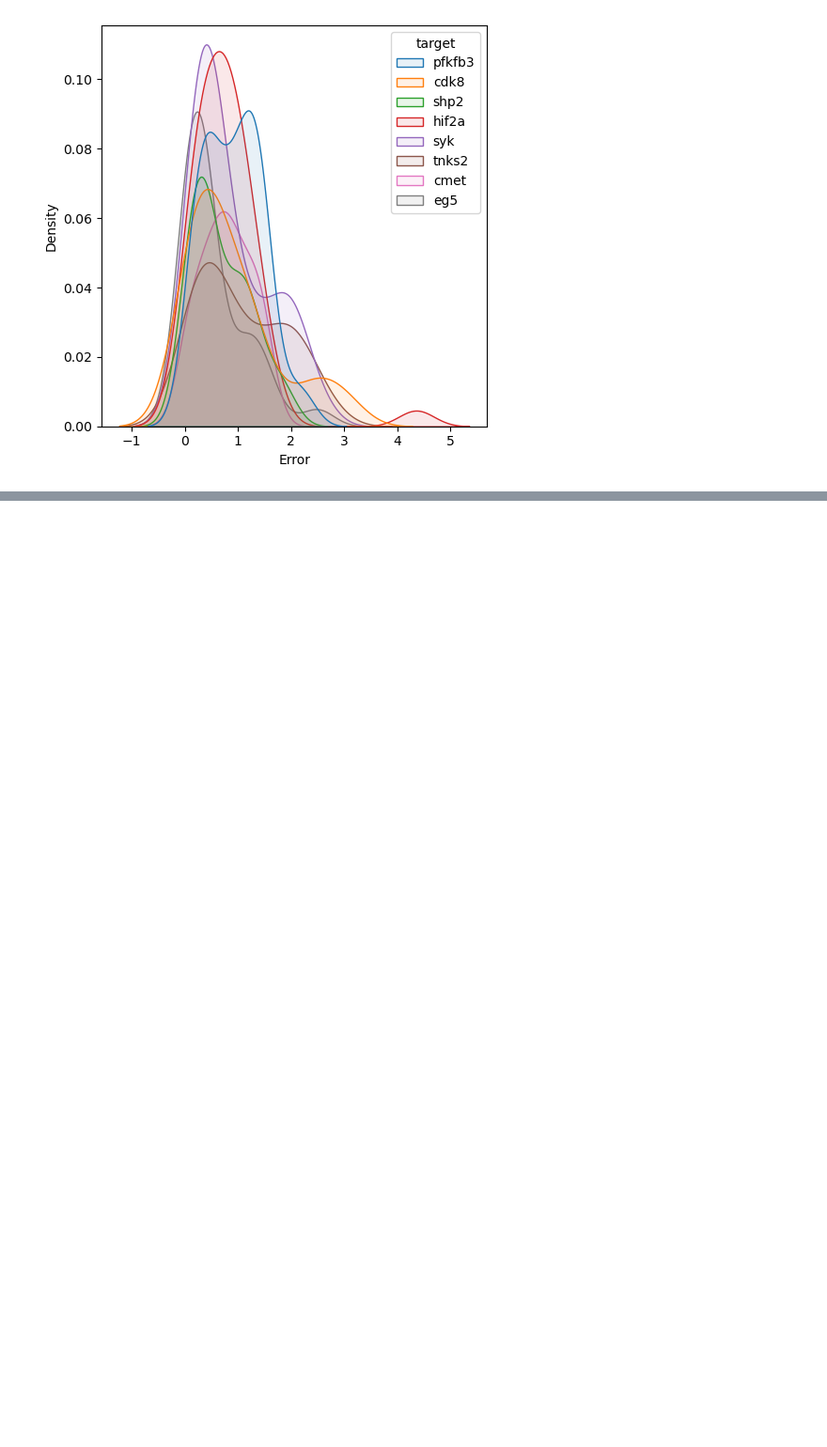
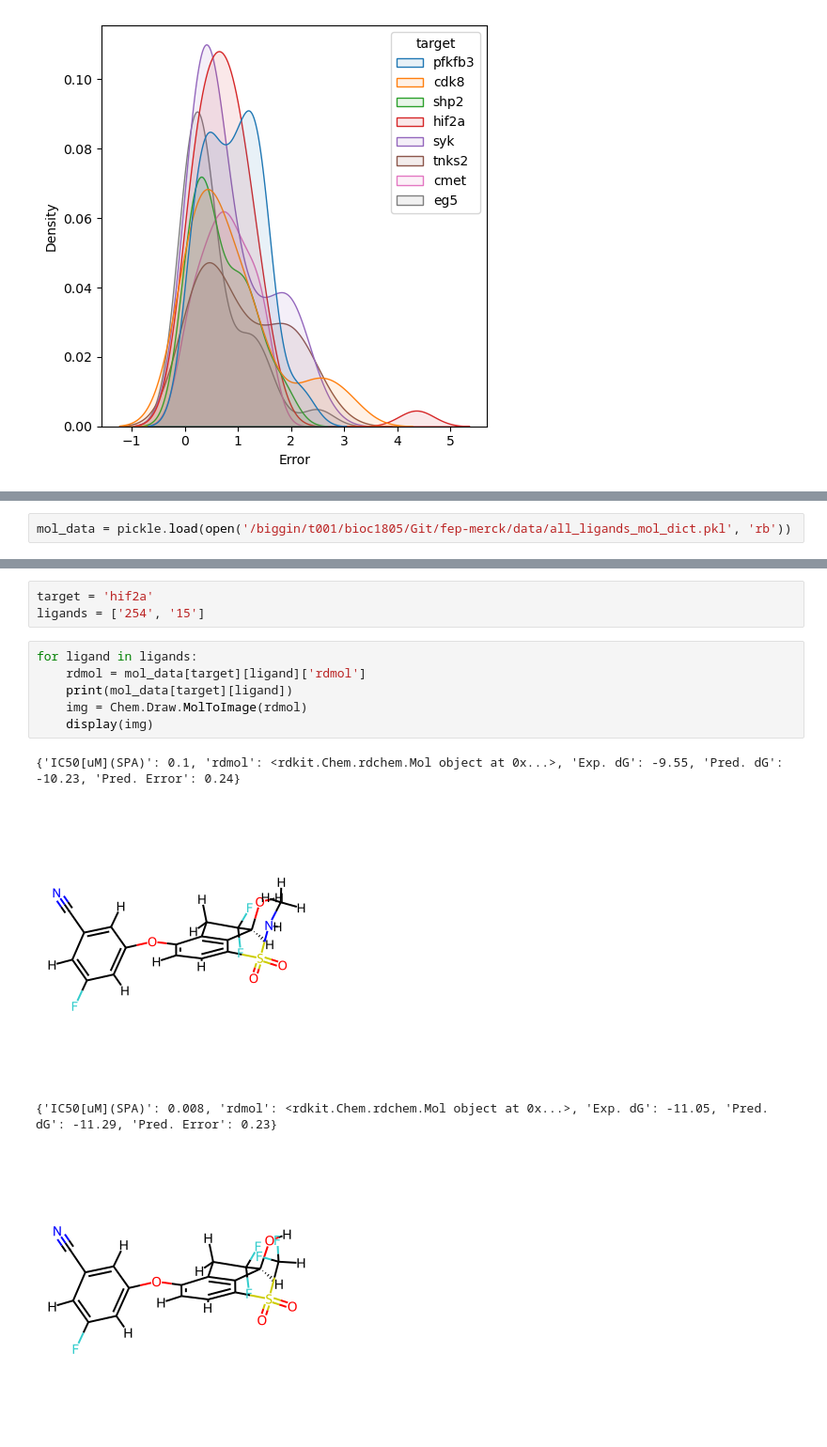
Before and after one commit to matthewtwarren/fep-merck, a Jupyter notebook: notebooks/visualisation.ipynb, the cells around one changed output, grey strips where cells are left out. Shown at 94% size. Cells and saved outputs as stored; diff of their text form; blank space fills up the shorter version.

```diff
--- a/notebooks/visualisation.ipynb
+++ b/notebooks/visualisation.ipynb
@@ -121,0 +155,2 @@ data.query('Error > 2.0')
+# %%
+mol_data = pickle.load(open('/biggin/t001/bioc1805/Git/fep-merck/data/all_ligands_mol_dict.pkl', 'rb'))
@@ -121,0 +181,14 @@ data.query('Error > 2.0')
+# %%
+target = 'hif2a'
+ligands = ['254', '15']
+# %%
+for ligand in ligands:
+    rdmol = mol_data[target][ligand]['rdmol']
+    print(mol_data[target][ligand])
+    img = Chem.Draw.MolToImage(rdmol)
+    display(img)
+# %% [output]
+{'IC50[uM](SPA)': 0.1, 'rdmol': <rdkit.Chem.rdchem.Mol object at 0x...>, 'Exp. dG': -9.55, 'Pred. dG': -10.23, 'Pred. Error': 0.24}
+[figure, added]
+{'IC50[uM](SPA)': 0.008, 'rdmol': <rdkit.Chem.rdchem.Mol object at 0x...>, 'Exp. dG': -11.05, 'Pred. dG': -11.29, 'Pred. Error': 0.23}
+[figure, added]
```
Also changed, not shown: parts of 12 cells of this notebook, 2 other files.
